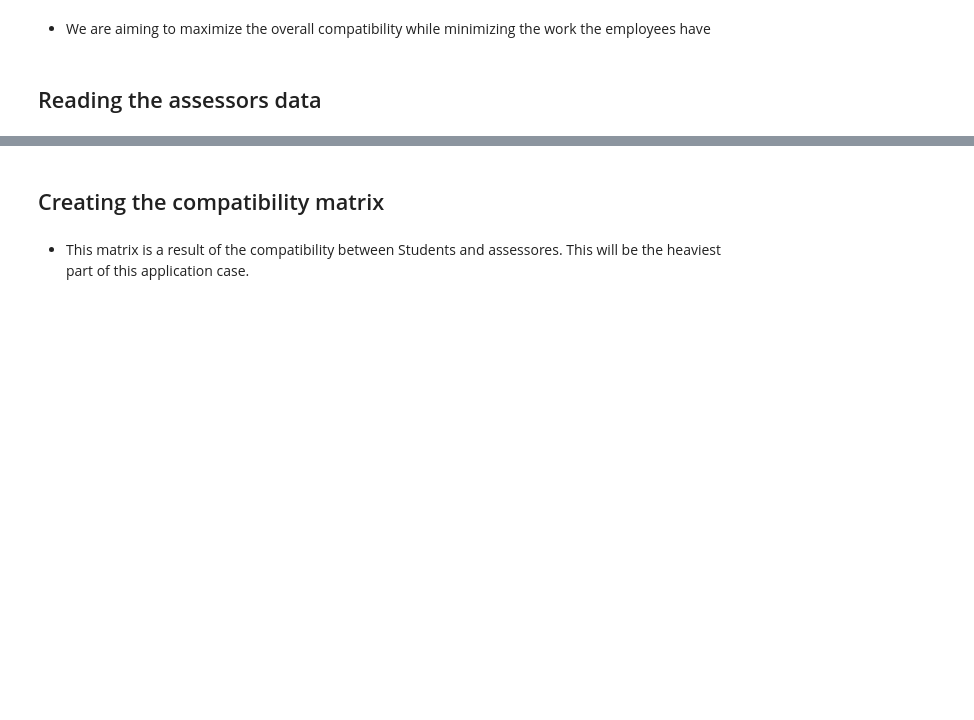
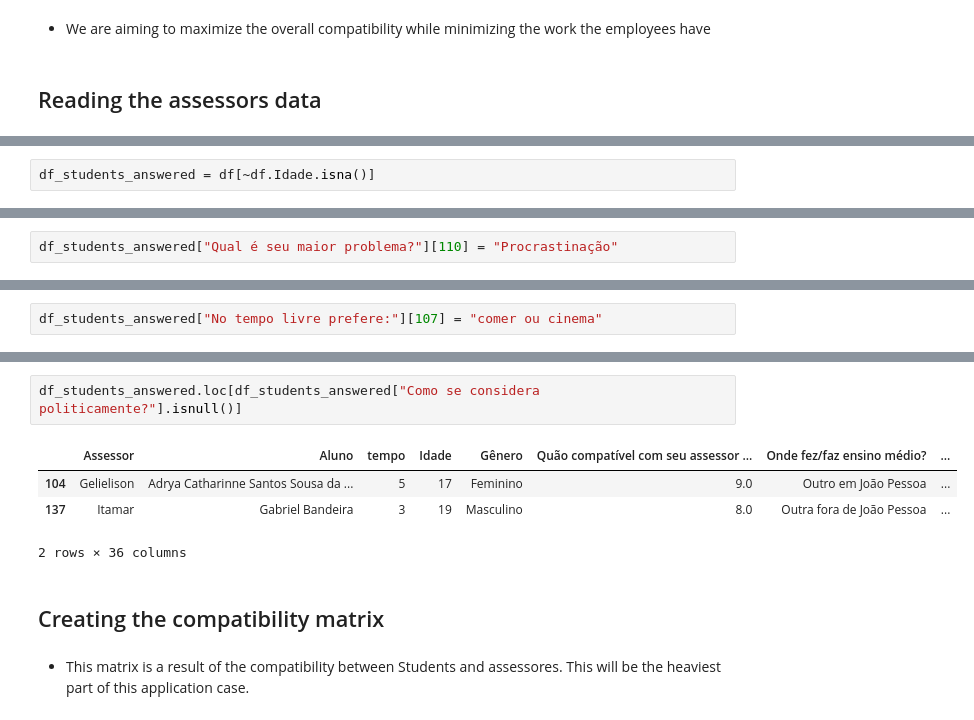
Before and after one commit to ItamarRocha/Operations-Research, a Jupyter notebook: algos/medway/Data preprocessing.ipynb, the cells around one changed output, grey strips where cells are left out. Drawn from its saved outputs; the diff is of its cells as text; blank space fills up the shorter version.

```diff
--- a/algos/medway/Data preprocessing.ipynb
+++ b/algos/medway/Data preprocessing.ipynb
@@ -166,0 +169,2 @@ df_assessores.head()
+# %%
+df_students_answered = df[~df.Idade.isna()]
@@ -166,0 +220,2 @@ df_assessores.head()
+# %%
+df_students_answered["Qual é seu maior problema?"][110] = "Procrastinação"
@@ -166,0 +244,2 @@ df_assessores.head()
+# %%
+df_students_answered["No tempo livre prefere:"][107] = "comer ou cinema"
@@ -167,3 +255,10 @@ df_assessores.head()
+# %%
+df_students_answered.loc[df_students_answered["Como se considera politicamente?"].isnull()]
+# %% [output]
+|  | Assessor | Aluno | tempo | Idade | Gênero | Quão compatível com seu assessor ... | Onde fez/faz ensino médio? | ... |
+| 104 | Gelielison | Adrya Catharinne Santos Sousa da ... | 5 | 17 | Feminino | 9.0 | Outro em João Pessoa | ... |
+| 137 | Itamar | Gabriel Bandeira | 3 | 19 | Masculino | 8.0 | Outra fora de João Pessoa | ... |
+2 rows × 36 columns
 # %% [markdown]
 ## Creating the compatibility matrix
 # %% [markdown]
```
Also changed, not shown: parts of 34 cells of this notebook, 2 other files.
